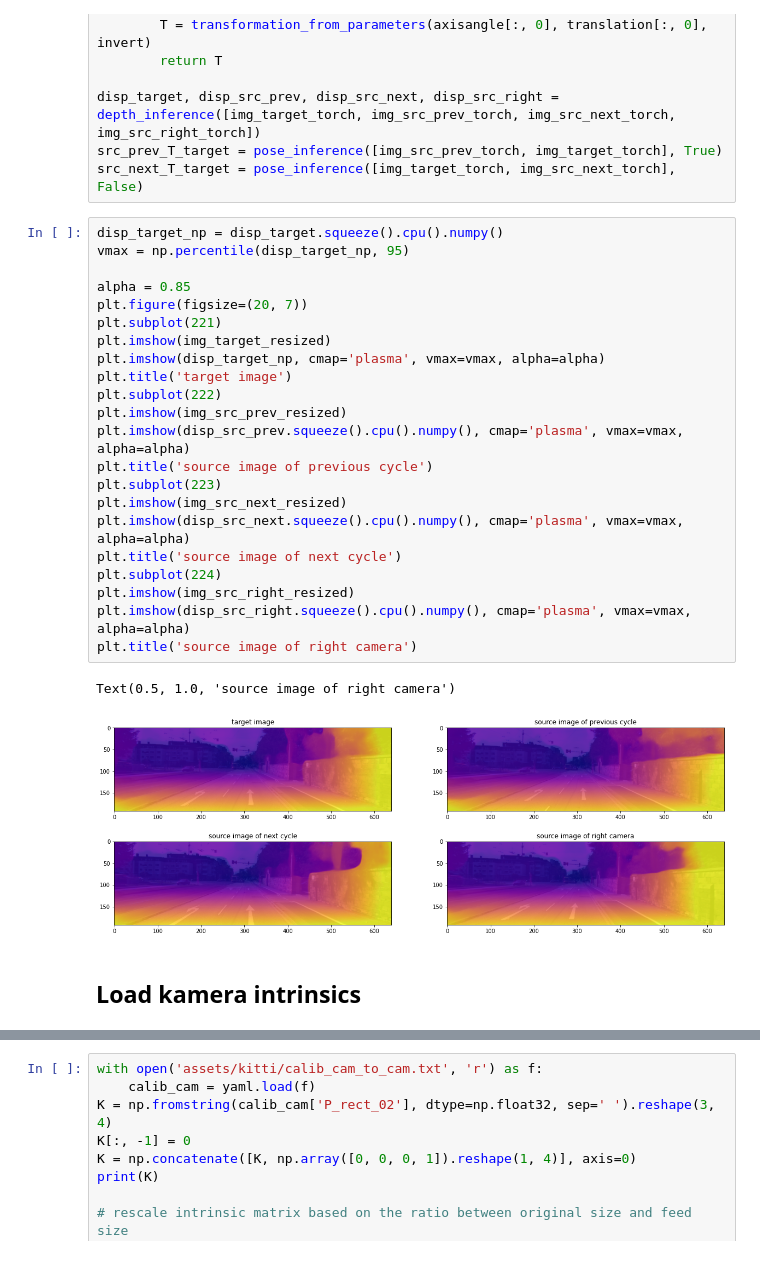
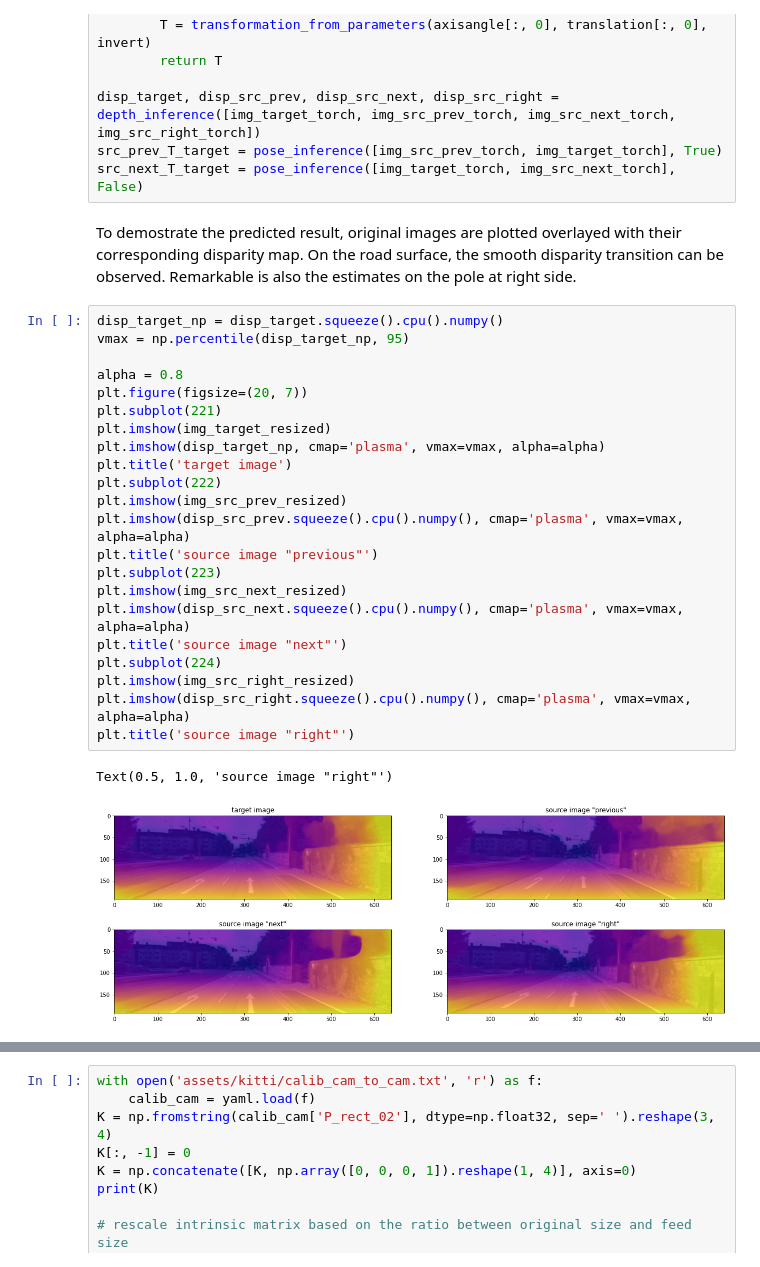
Before and after one commit to Willyzw/monodepth2, a Jupyter notebook: monodepth2_handson.ipynb, the cells around one changed output, grey strips where cells are left out. Drawn from its saved outputs; the diff is of its cells as text.

```diff
--- a/monodepth2_handson.ipynb
+++ b/monodepth2_handson.ipynb
@@ -135,30 +133,30 @@ def pose_inference(images, invert=False):
 disp_target, disp_src_prev, disp_src_next, disp_src_right = depth_inference([img_target_torch, img_src_prev_torch, img_src_next_torch, img_src_right_torch])
 src_prev_T_target = pose_inference([img_src_prev_torch, img_target_torch], True)
 src_next_T_target = pose_inference([img_target_torch, img_src_next_torch], False)
+# %% [markdown]
+To demostrate the predicted result, original images are plotted overlayed with their corresponding disparity map. On the road surface, the smooth disparity transition can be observed. Remarkable is also the estimates on the pole at right side.
 # %%
 disp_target_np = disp_target.squeeze().cpu().numpy()
 vmax = np.percentile(disp_target_np, 95)
 
-alpha = 0.85
+alpha = 0.8
 plt.figure(figsize=(20, 7))
 plt.subplot(221)
 plt.imshow(img_target_resized)
 plt.imshow(disp_target_np, cmap='plasma', vmax=vmax, alpha=alpha)
 plt.title('target image')
 plt.subplot(222)
 plt.imshow(img_src_prev_resized)
 plt.imshow(disp_src_prev.squeeze().cpu().numpy(), cmap='plasma', vmax=vmax, alpha=alpha)
-plt.title('source image of previous cycle')
+plt.title('source image "previous"')
 plt.subplot(223)
 plt.imshow(img_src_next_resized)
 plt.imshow(disp_src_next.squeeze().cpu().numpy(), cmap='plasma', vmax=vmax, alpha=alpha)
-plt.title('source image of next cycle')
+plt.title('source image "next"')
 plt.subplot(224)
 plt.imshow(img_src_right_resized)
 plt.imshow(disp_src_right.squeeze().cpu().numpy(), cmap='plasma', vmax=vmax, alpha=alpha)
-plt.title('source image of right camera')
+plt.title('source image "right"')
 # %% [output]
-Text(0.5, 1.0, 'source image of right camera')
+Text(0.5, 1.0, 'source image "right"')
-[figure, old version]
+[figure, new version]
-# %% [markdown]
-## Load kamera intrinsics
```
Also changed, not shown: parts of 20 cells of this notebook.
